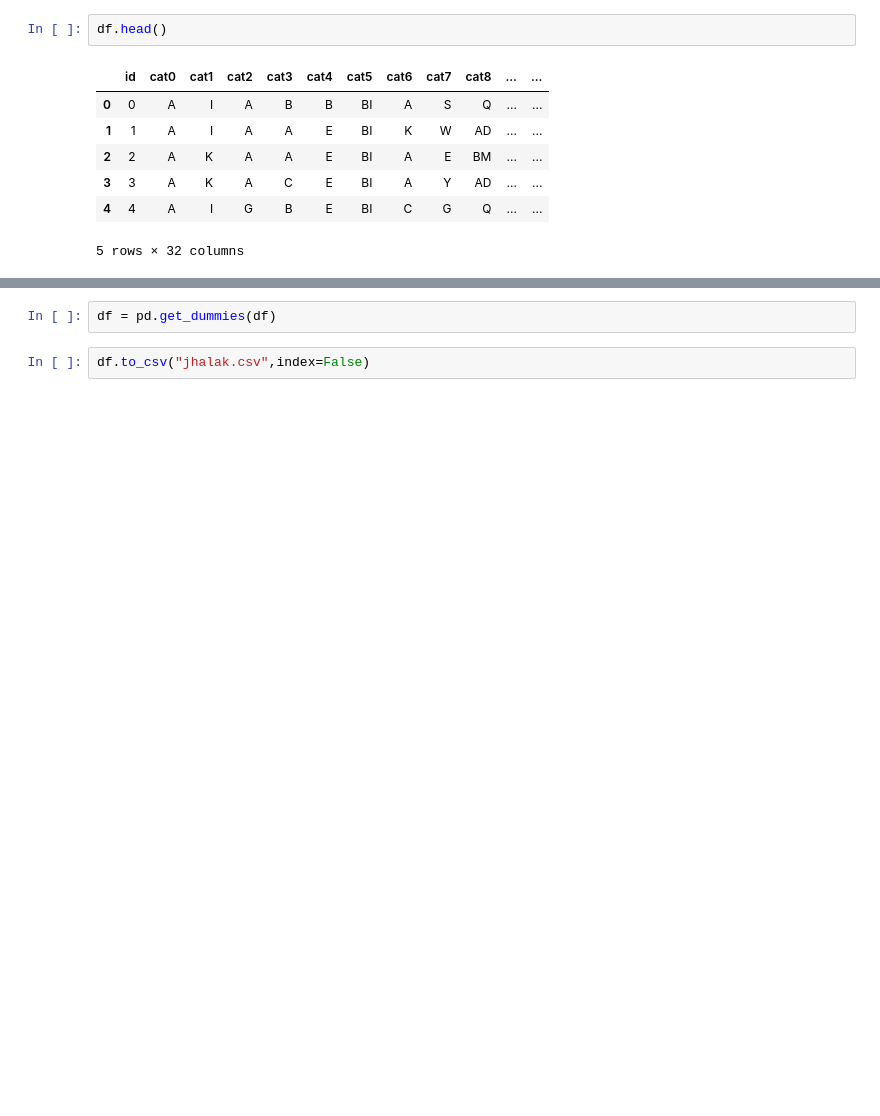
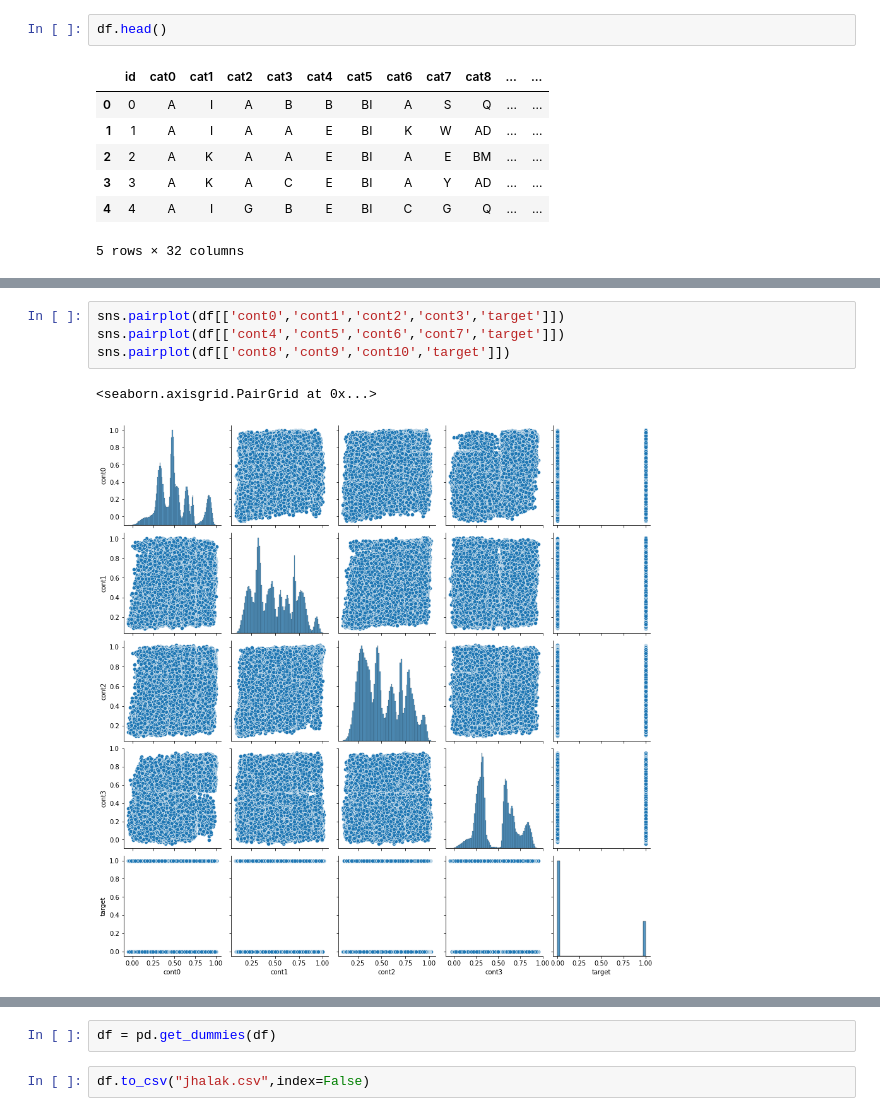
Before and after one commit to StarkPrince/warHammer, a Jupyter notebook: dealingProbs/python/ipynbs/tabular-playground-series-mar-2021/submission.ipynb, the cells around one changed output, grey strips where cells are left out. Drawn from its saved outputs; the diff is of its cells as text; blank space fills up the shorter version.

```diff
--- a/dealingProbs/python/ipynbs/tabular-playground-series-mar-2021/submission.ipynb
+++ b/dealingProbs/python/ipynbs/tabular-playground-series-mar-2021/submission.ipynb
@@ -21,0 +30,7 @@ rf = RandomForestClassifier()
+# %%
+sns.pairplot(df[['cont0','cont1','cont2','cont3','target']])
+sns.pairplot(df[['cont4','cont5','cont6','cont7','target']])
+sns.pairplot(df[['cont8','cont9','cont10','target']])
+# %% [output]
+<seaborn.axisgrid.PairGrid at 0x...>
+[figure, added]
```
Also changed, not shown: parts of 10 cells of this notebook, 5 other files.
